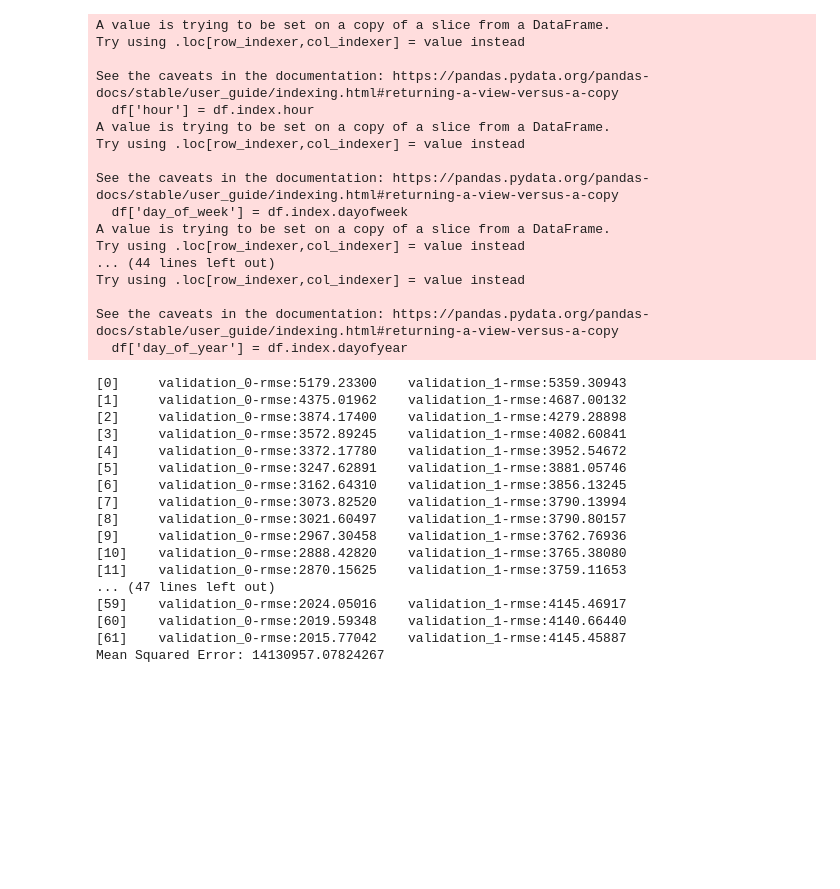
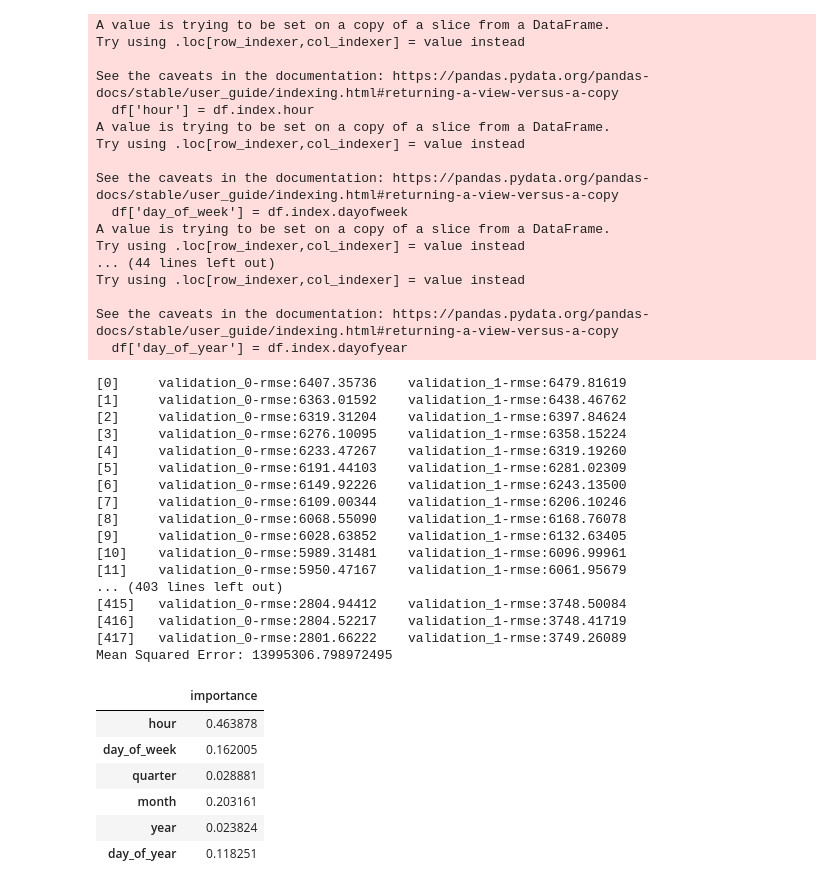
Before and after one commit to THELUKUNTLA-KARTHIK-BABU/Time_series_forecasting, a Jupyter notebook: file.ipynb, the cells around one changed output. Drawn from its saved outputs; the diff is of its cells as text; code cells hidden in the pictures; blank space fills up the shorter version.

```diff
--- a/file.ipynb
+++ b/file.ipynb
@@ -170,7 +170,7 @@ y_train = train[Target]
 X_test = test[Features]
 y_test = test[Target]
 # %%
-reg = xgb.XGBRegressor(n_estimators=1000, early_stopping_rounds=50)
+reg = xgb.XGBRegressor(n_estimators=1000, early_stopping_rounds=50, learning_rate= 0.01)
 
 # Fit the model
 reg.fit(X_train, y_train,
@@ -182,20 +182,20 @@ y_pred = reg.predict(X_test)
 mse = mean_squared_error(y_test, y_pred)
 print(f'Mean Squared Error: {mse}')
 # %% [output]
-[0]     validation_0-rmse:5179.23300    validation_1-rmse:5359.30943
-[1]     validation_0-rmse:4375.01962    validation_1-rmse:4687.00132
-[2]     validation_0-rmse:3874.17400    validation_1-rmse:4279.28898
-[3]     validation_0-rmse:3572.89245    validation_1-rmse:4082.60841
-[4]     validation_0-rmse:3372.17780    validation_1-rmse:3952.54672
-[5]     validation_0-rmse:3247.62891    validation_1-rmse:3881.05746
-[6]     validation_0-rmse:3162.64310    validation_1-rmse:3856.13245
-[7]     validation_0-rmse:3073.82520    validation_1-rmse:3790.13994
-[8]     validation_0-rmse:3021.60497    validation_1-rmse:3790.80157
-[9]     validation_0-rmse:2967.30458    validation_1-rmse:3762.76936
-[10]    validation_0-rmse:2888.42820    validation_1-rmse:3765.38080
-[11]    validation_0-rmse:2870.15625    validation_1-rmse:3759.11653
-... (47 lines left out)
-[59]    validation_0-rmse:2024.05016    validation_1-rmse:4145.46917
-[60]    validation_0-rmse:2019.59348    validation_1-rmse:4140.66440
-[61]    validation_0-rmse:2015.77042    validation_1-rmse:4145.45887
-Mean Squared Error: 14130957.07824267
+[0]     validation_0-rmse:6407.35736    validation_1-rmse:6479.81619
+[1]     validation_0-rmse:6363.01592    validation_1-rmse:6438.46762
+[2]     validation_0-rmse:6319.31204    validation_1-rmse:6397.84624
+[3]     validation_0-rmse:6276.10095    validation_1-rmse:6358.15224
+[4]     validation_0-rmse:6233.47267    validation_1-rmse:6319.19260
+[5]     validation_0-rmse:6191.44103    validation_1-rmse:6281.02309
+[6]     validation_0-rmse:6149.92226    validation_1-rmse:6243.13500
+[7]     validation_0-rmse:6109.00344    validation_1-rmse:6206.10246
+[8]     validation_0-rmse:6068.55090    validation_1-rmse:6168.76078
+[9]     validation_0-rmse:6028.63852    validation_1-rmse:6132.63405
+[10]    validation_0-rmse:5989.31481    validation_1-rmse:6096.99961
+[11]    validation_0-rmse:5950.47167    validation_1-rmse:6061.95679
+... (403 lines left out)
+[415]   validation_0-rmse:2804.94412    validation_1-rmse:3748.50084
+[416]   validation_0-rmse:2804.52217    validation_1-rmse:3748.41719
+[417]   validation_0-rmse:2801.66222    validation_1-rmse:3749.26089
+Mean Squared Error: 13995306.798972495
@@ -201,0 +206,10 @@ Mean Squared Error: 14130957.07824267
+# %%
+f1
+# %% [output]
+|  | importance |
+| hour | 0.463878 |
+| day_of_week | 0.162005 |
+| quarter | 0.028881 |
+| month | 0.203161 |
+| year | 0.023824 |
+| day_of_year | 0.118251 |
```
Also changed, not shown: parts of 2 cells of this notebook.
